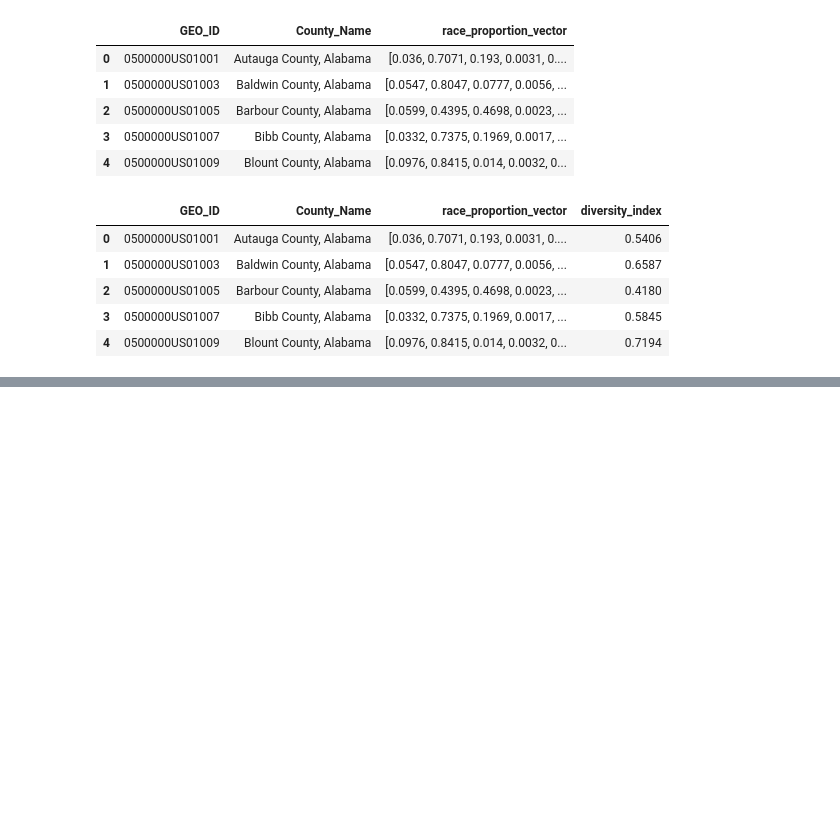
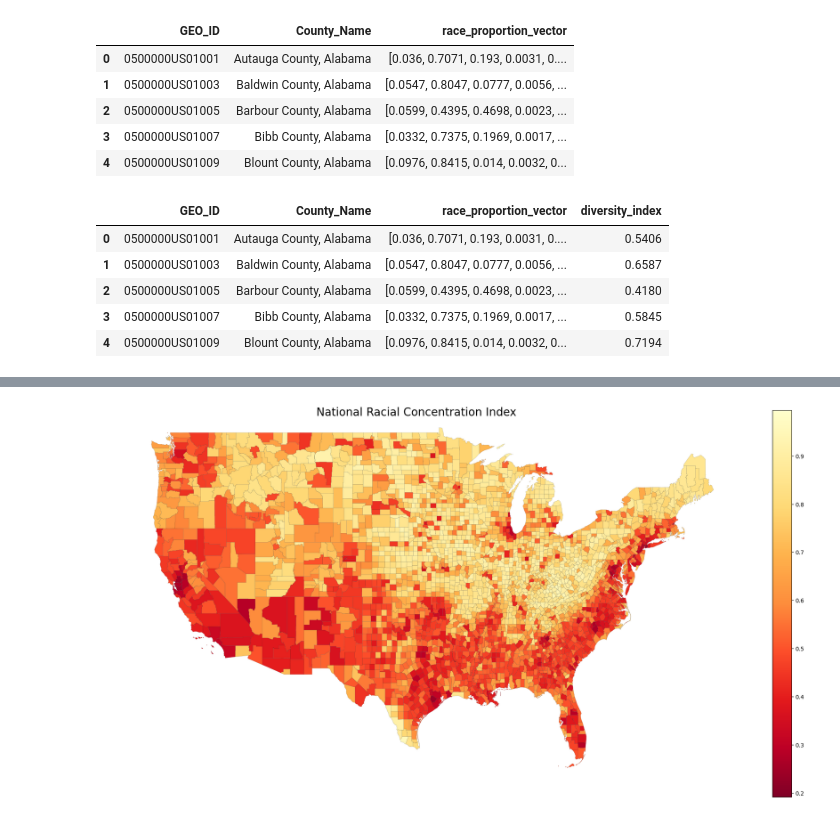
Before and after one commit to davidgarmal/comm3180_S26_G3_Data_Project, a Jupyter notebook: data_analysis/census_county.ipynb, the cells around one changed output, grey strips where cells are left out. Cells and saved outputs as stored; diff of their text form; code cells hidden in the pictures; blank space fills up the shorter version.

```diff
--- a/data_analysis/census_county.ipynb
+++ b/data_analysis/census_county.ipynb
@@ -113,0 +147,22 @@ df_vectors.head()
+# %%
+fig, ax = plt.subplots(1, 1, figsize=(20, 10)) # Increase figsize for high resolution
+
+# Plot the map
+merged_map.plot(column='diversity_index',
+               cmap='YlOrRd_r',
+               legend=True,
+               ax=ax,
+               edgecolor='black',
+               linewidth=0.1)
+
+# ZOOM into the contiguous United States
+ax.set_xlim([-130, -65]) # Longitude
+ax.set_ylim([23, 50])    # Latitude
+
+ax.set_title('National Racial Concentration Index', fontsize=20)
+ax.axis('off')
+
+plt.tight_layout()
+plt.show()
+# %% [output]
+[figure, added]
```
Also changed, not shown: parts of 3 cells of this notebook.
